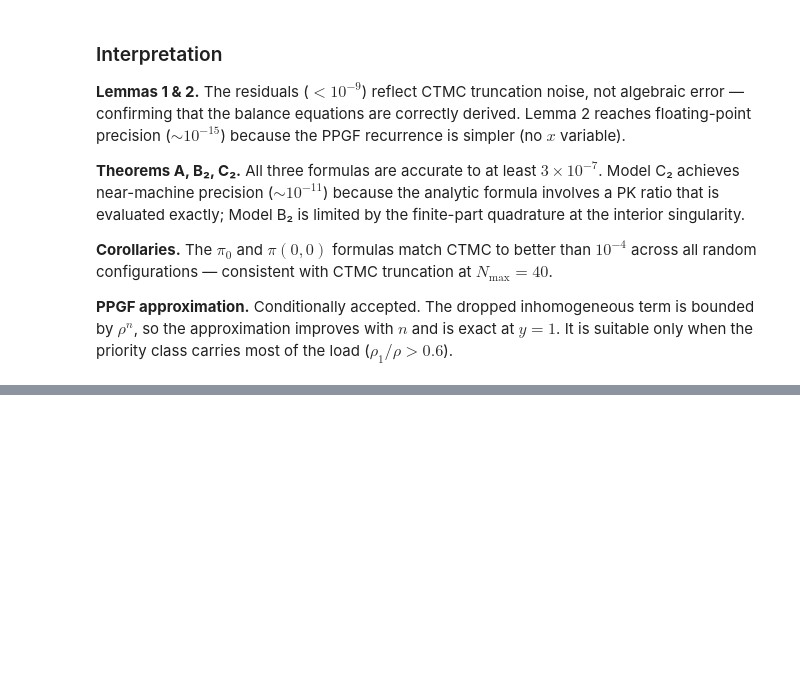
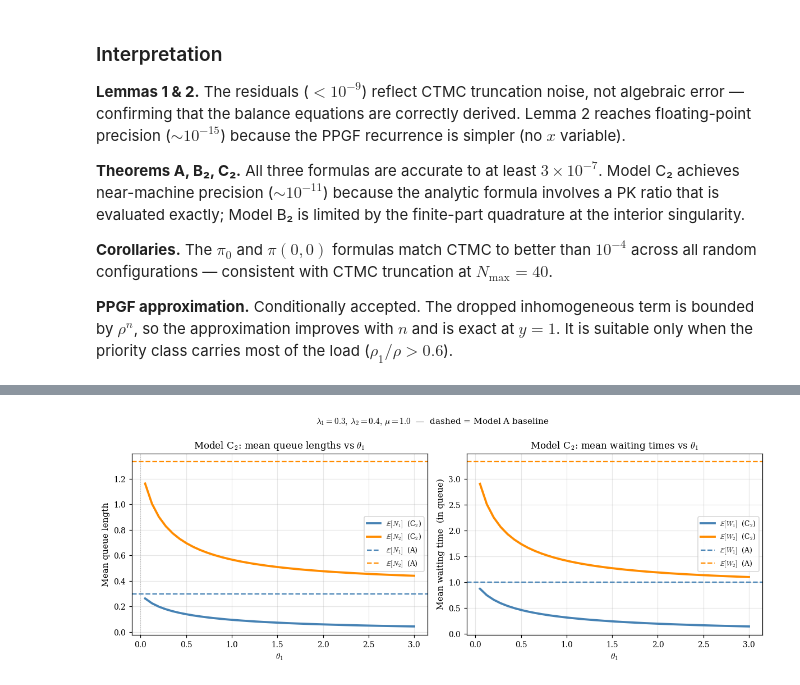
Before and after one commit to M-M-Vic/M-Thesis---Notes, a Jupyter notebook: Code/nb_validation.ipynb, the cells around one changed output, grey strips where cells are left out. Drawn from its saved outputs; the diff is of its cells as text; code cells hidden in the pictures; blank space fills up the shorter version.

```diff
--- a/Code/nb_validation.ipynb
+++ b/Code/nb_validation.ipynb
@@ -1391,0 +1484,41 @@ It is suitable only when the priority class carries most of the load ($\rho_1/\r
+# %%
+# ── Model C₂: E[N1], E[N2] vs θ₁ ─────────────────────────────────────────────
+
+theta1_sweep = np.linspace(0.05, 3.0, 40)
+EN1_C2, EN2_C2 = [], []
+
+for th1 in theta1_sweep:
+    pm = Params(lam1_u, lam2_u, mu_u, theta1=th1)
+    r  = solve_exact(pm, N_max=50)
+    n1, n2 = mean_queue_lengths_ctmc(r["pi_joint"])
+    EN1_C2.append(n1); EN2_C2.append(n2)
+
+EN1_C2 = np.array(EN1_C2); EN2_C2 = np.array(EN2_C2)
+EW1_C2 = EN1_C2 / lam1_u;  EW2_C2 = EN2_C2 / lam2_u
+
+fig, axes = plt.subplots(1, 2, figsize=(11, 4.2))
+
+axes[0].plot(theta1_sweep, EN1_C2, "steelblue",   lw=2.5, label=r"$\mathbb{E}[N_1]$  (C$_2$)")
+axes[0].plot(theta1_sweep, EN2_C2, "darkorange",   lw=2.5, label=r"$\mathbb{E}[N_2]$  (C$_2$)")
+axes[0].axhline(EN1_A_exact, color="steelblue",   ls="--", lw=1.5, label=r"$\mathbb{E}[N_1]$  (A)")
+axes[0].axhline(EN2_A_exact, color="darkorange",   ls="--", lw=1.5, label=r"$\mathbb{E}[N_2]$  (A)")
+axes[0].axvline(0, color="gray", ls=":", lw=1, alpha=0.5)
+axes[0].set_xlabel(r"$\theta_1$"); axes[0].set_ylabel("Mean queue length")
+axes[0].set_title(r"Model C$_2$: mean queue lengths vs $\theta_1$")
+axes[0].legend(fontsize=8); axes[0].grid(alpha=0.3)
+
+axes[1].plot(theta1_sweep, EW1_C2, "steelblue",   lw=2.5, label=r"$\mathbb{E}[W_1]$  (C$_2$)")
+axes[1].plot(theta1_sweep, EW2_C2, "darkorange",   lw=2.5, label=r"$\mathbb{E}[W_2]$  (C$_2$)")
+axes[1].axhline(EN1_A_exact / lam1_u, color="steelblue",   ls="--", lw=1.5, label=r"$\mathbb{E}[W_1]$  (A)")
+axes[1].axhline(EN2_A_exact / lam2_u, color="darkorange",   ls="--", lw=1.5, label=r"$\mathbb{E}[W_2]$  (A)")
+axes[1].set_xlabel(r"$\theta_1$"); axes[1].set_ylabel("Mean waiting time  (in queue)")
+axes[1].set_title(r"Model C$_2$: mean waiting times vs $\theta_1$")
+axes[1].legend(fontsize=8); axes[1].grid(alpha=0.3)
+
+fig.suptitle(rf"$\lambda_1={lam1_u},\,\lambda_2={lam2_u},\,\mu={mu_u}$  —  "
+             r"dashed = Model A baseline", fontsize=10)
+fig.tight_layout()
+plt.savefig("../figures/validation/val_meanq_C2.pdf", bbox_inches="tight")
+plt.savefig("../figures/validation/val_meanq_C2.png", bbox_inches="tight", dpi=150)
+# %% [output]
+[figure, added]
```
Also changed, not shown: parts of 5 cells of this notebook, 35 other files.
